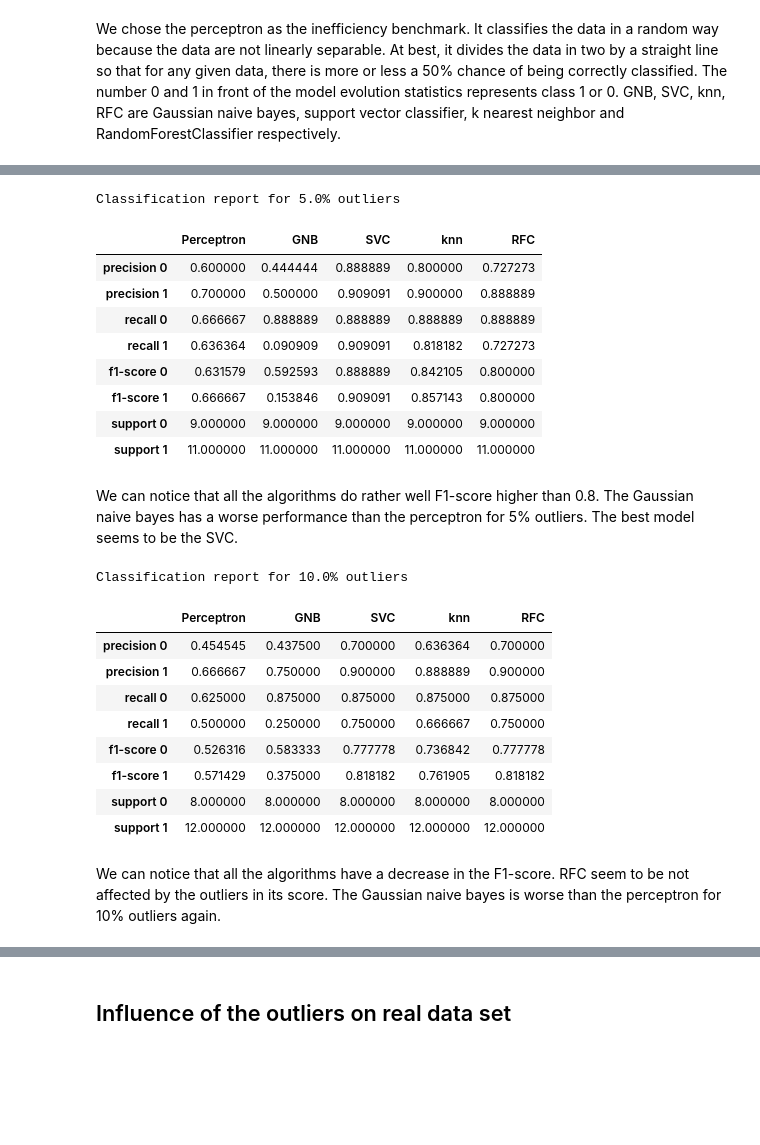
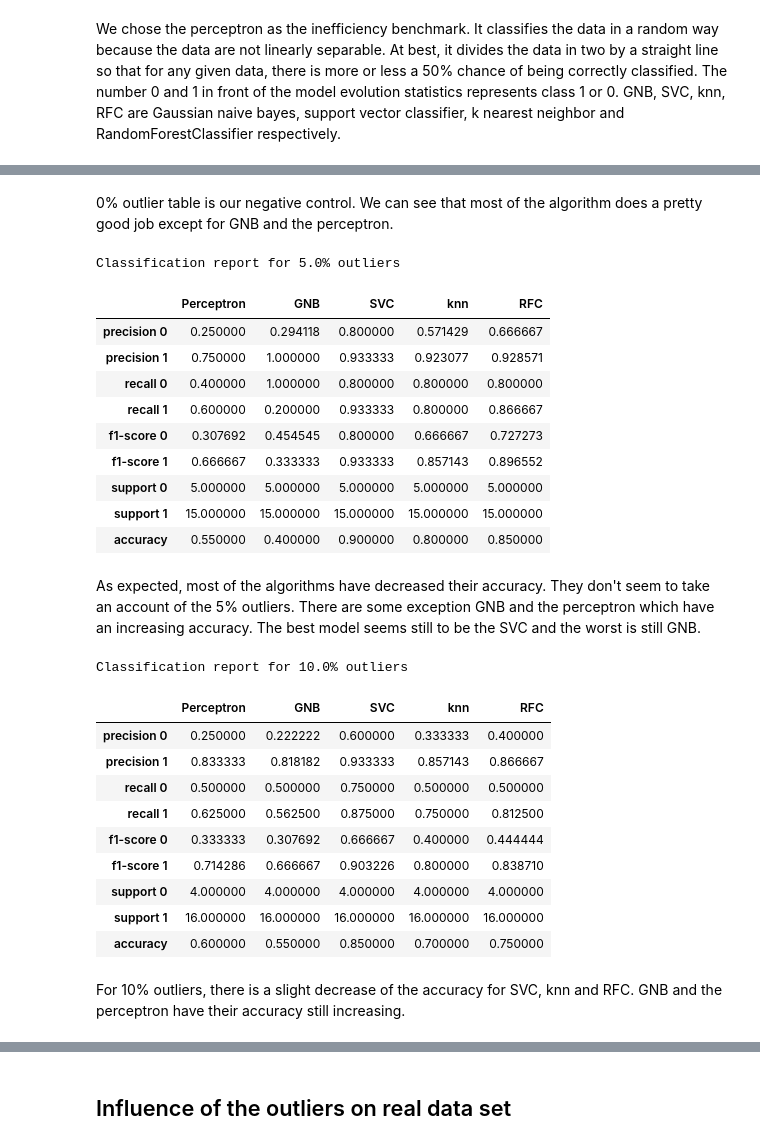
Before and after one commit to sofros/SFML_INFO_F422, a Jupyter notebook: Classification_Notebook.ipynb, the cells around one changed output, grey strips where cells are left out. Drawn from its saved outputs; the diff is of its cells as text; code cells hidden in the pictures; blank space fills up the shorter version.

```diff
--- a/Classification_Notebook.ipynb
+++ b/Classification_Notebook.ipynb
@@ -901,7 +902,8 @@ def measure(outlier_rate,model,Xn,Yn):
     report = classification_report(yno_test,ynpred,output_dict=True)
     report0 = report['0']
     report1 = report['1']
-    return report0,report1
+    reporta = report['accuracy']
+    return report0,report1,reporta
 
 
 def measure_design(outlier_rate,Xn,Yn):
@@ -914,8 +916,9 @@ def measure_design(outlier_rate,Xn,Yn):
     fscore1 = []
     support0 = []
     support1 = []
+    accuracy = []
     for model in models:
-        report0,report1 = measure(outlier_rate,model,Xn,Yn)
+        report0,report1,reporta = measure(outlier_rate,model,Xn,Yn)
         precision0.append(report0['precision'])
         recall0.append(report0['recall'])
         fscore0.append(report0['f1-score'])
@@ -924,12 +927,13 @@ def measure_design(outlier_rate,Xn,Yn):
         recall1.append(report1['recall'])
         fscore1.append(report1['f1-score'])
         support1.append(report1['support'])
-    clas_report = [precision0,precision1,recall0,recall1,fscore0,fscore1,support0,support1]
+        accuracy.append(reporta)
+    clas_report = [precision0,precision1,recall0,recall1,fscore0,fscore1,support0,support1,accuracy]
     clas_report = np.array(clas_report)
     return clas_report
 
 per = Perceptron()
 models_label = ['Perceptron','GNB','SVC','knn', 'RFC']
-error_label = ['precision','recall','f1-score','support']
+error_label = ["precision 0","precision 1","recall 0","recall 1","f1-score 0","f1-score 1","support 0","support 1","accuracy"]
 # %% [markdown]
 We chose the perceptron as the inefficiency benchmark. It classifies the data in a random way because the data are not linearly separable. At best, it divides the data in two by a straight line so that for any given data, there is more or less a 50% chance of being correctly classified. The number 0 and 1 in front of the model evolution statistics represents class 1 or 0. GNB, SVC, knn, RFC are Gaussian naive bayes, support vector classifier, k nearest neighbor and RandomForestClassifier respectively.
@@ -936,45 +960,49 @@ We chose the perceptron as the inefficiency benchmark. It classifies the data in
+# %% [markdown]
+0% outlier table is our negative control. We can see that most of the algorithm does a pretty good job except for GNB and the perceptron.
 # %%
 outlier_rate = 0.05
 header = models_label
 table = measure_design(outlier_rate,Xn,Yn)
-index = [error_label[i//2]+' '+str(i%2)  for i in range(8)]
+index = error_label
 print()
 print("Classification report for {}% outliers".format(outlier_rate*100))
 pd.DataFrame(table, columns = header,index = index)
 # %% [output]
 Classification report for 5.0% outliers
 |  | Perceptron | GNB | SVC | knn | RFC |
-| precision 0 | 0.600000 | 0.444444 | 0.888889 | 0.800000 | 0.727273 |
-| precision 1 | 0.700000 | 0.500000 | 0.909091 | 0.900000 | 0.888889 |
-| recall 0 | 0.666667 | 0.888889 | 0.888889 | 0.888889 | 0.888889 |
-| recall 1 | 0.636364 | 0.090909 | 0.909091 | 0.818182 | 0.727273 |
-| f1-score 0 | 0.631579 | 0.592593 | 0.888889 | 0.842105 | 0.800000 |
-| f1-score 1 | 0.666667 | 0.153846 | 0.909091 | 0.857143 | 0.800000 |
-| support 0 | 9.000000 | 9.000000 | 9.000000 | 9.000000 | 9.000000 |
-| support 1 | 11.000000 | 11.000000 | 11.000000 | 11.000000 | 11.000000 |
+| precision 0 | 0.250000 | 0.294118 | 0.800000 | 0.571429 | 0.666667 |
+| precision 1 | 0.750000 | 1.000000 | 0.933333 | 0.923077 | 0.928571 |
+| recall 0 | 0.400000 | 1.000000 | 0.800000 | 0.800000 | 0.800000 |
+| recall 1 | 0.600000 | 0.200000 | 0.933333 | 0.800000 | 0.866667 |
+| f1-score 0 | 0.307692 | 0.454545 | 0.800000 | 0.666667 | 0.727273 |
+| f1-score 1 | 0.666667 | 0.333333 | 0.933333 | 0.857143 | 0.896552 |
+| support 0 | 5.000000 | 5.000000 | 5.000000 | 5.000000 | 5.000000 |
+| support 1 | 15.000000 | 15.000000 | 15.000000 | 15.000000 | 15.000000 |
+| accuracy | 0.550000 | 0.400000 | 0.900000 | 0.800000 | 0.850000 |
-# %% [markdown]
-We can notice that all the algorithms do rather well F1-score higher than 0.8. The Gaussian naive bayes has a worse performance than the perceptron for 5% outliers. The best model seems to be the SVC.
+# %% [markdown]
+As expected, most of the algorithms have decreased their accuracy. They don't seem to take an account of the 5% outliers. There are some exception GNB and the perceptron which have an increasing accuracy. The best model seems still to be the SVC and the worst is still GNB.
 # %%
 outlier_rate = 0.1
 header = models_label
 table = measure_design(outlier_rate,Xn,Yn)
-index = [error_label[i//2]+' '+str(i%2)  for i in range(8)]
+index = error_label
 print()
 print("Classification report for {}% outliers".format(outlier_rate*100))
 pd.DataFrame(table, columns = header,index = index)
 # %% [output]
 Classification report for 10.0% outliers
 |  | Perceptron | GNB | SVC | knn | RFC |
-| precision 0 | 0.454545 | 0.437500 | 0.700000 | 0.636364 | 0.700000 |
-| precision 1 | 0.666667 | 0.750000 | 0.900000 | 0.888889 | 0.900000 |
-| recall 0 | 0.625000 | 0.875000 | 0.875000 | 0.875000 | 0.875000 |
-| recall 1 | 0.500000 | 0.250000 | 0.750000 | 0.666667 | 0.750000 |
-| f1-score 0 | 0.526316 | 0.583333 | 0.777778 | 0.736842 | 0.777778 |
-| f1-score 1 | 0.571429 | 0.375000 | 0.818182 | 0.761905 | 0.818182 |
-| support 0 | 8.000000 | 8.000000 | 8.000000 | 8.000000 | 8.000000 |
-| support 1 | 12.000000 | 12.000000 | 12.000000 | 12.000000 | 12.000000 |
+| precision 0 | 0.250000 | 0.222222 | 0.600000 | 0.333333 | 0.400000 |
+| precision 1 | 0.833333 | 0.818182 | 0.933333 | 0.857143 | 0.866667 |
+| recall 0 | 0.500000 | 0.500000 | 0.750000 | 0.500000 | 0.500000 |
+| recall 1 | 0.625000 | 0.562500 | 0.875000 | 0.750000 | 0.812500 |
+| f1-score 0 | 0.333333 | 0.307692 | 0.666667 | 0.400000 | 0.444444 |
+| f1-score 1 | 0.714286 | 0.666667 | 0.903226 | 0.800000 | 0.838710 |
+| support 0 | 4.000000 | 4.000000 | 4.000000 | 4.000000 | 4.000000 |
+| support 1 | 16.000000 | 16.000000 | 16.000000 | 16.000000 | 16.000000 |
+| accuracy | 0.600000 | 0.550000 | 0.850000 | 0.700000 | 0.750000 |
-# %% [markdown]
-We can notice that all the algorithms have a decrease in the F1-score. RFC seem to be not affected by the outliers in its score. The Gaussian naive bayes is worse than the perceptron for 10% outliers again.
+# %% [markdown]
+For 10% outliers, there is a slight decrease of the accuracy for SVC, knn and RFC. GNB and the perceptron have their accuracy still increasing.
 # %%
 outlier_rate = 0.2
 header = models_label
```
Also changed, not shown: parts of 21 cells of this notebook.
